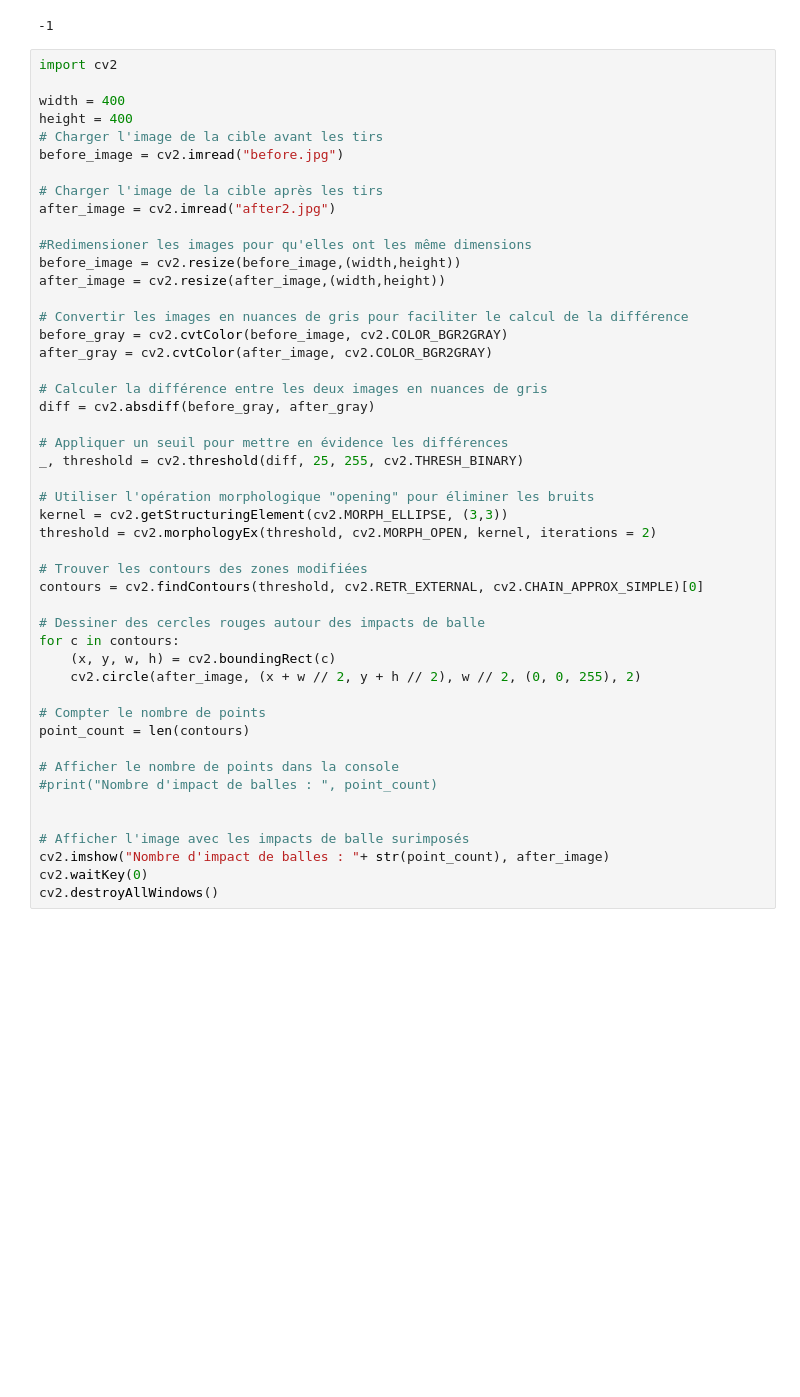
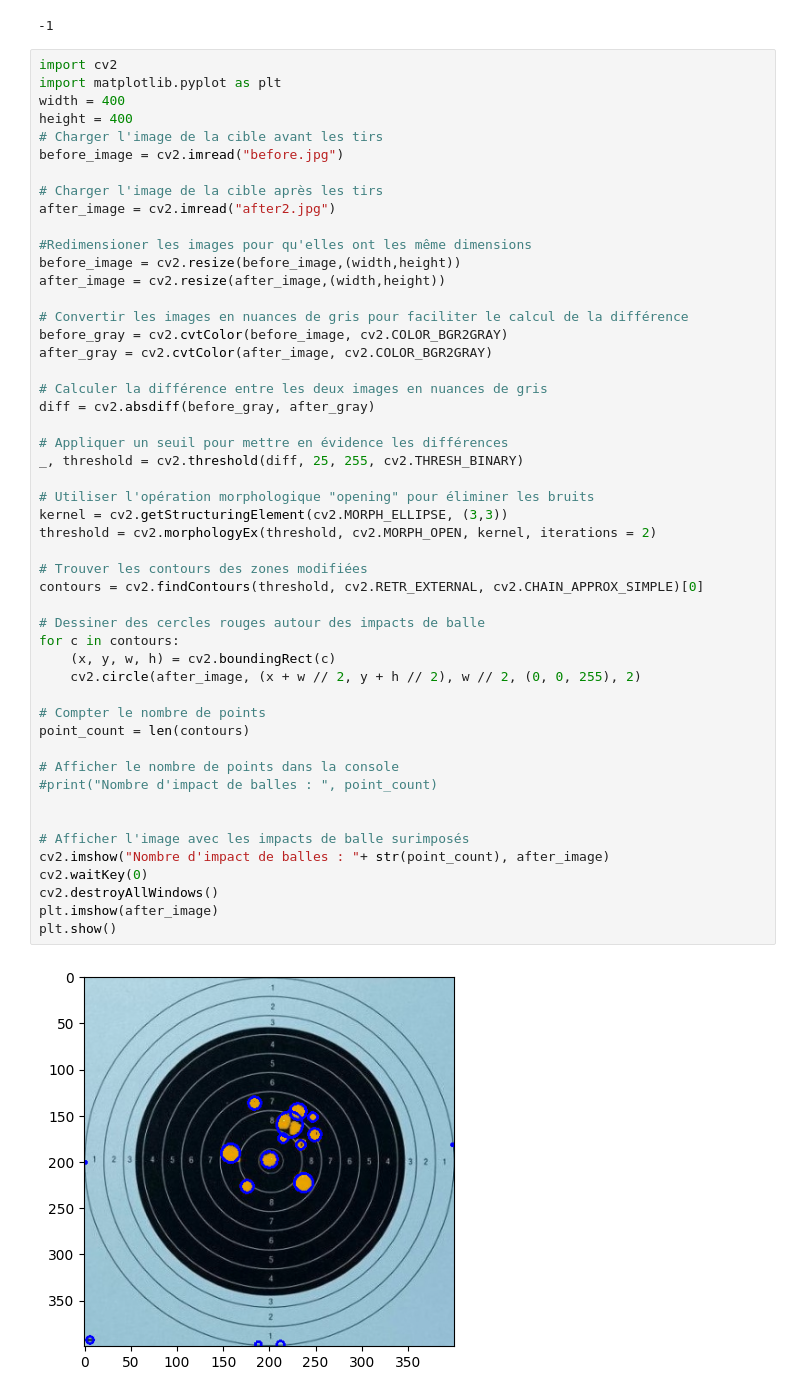
Before and after one commit to d4nm0/RiffleTargetCount, a Jupyter notebook: test.ipynb, the cells around one changed output. Drawn from its saved outputs; the diff is of its cells as text; blank space fills up the shorter version.

```diff
--- a/test.ipynb
+++ b/test.ipynb
@@ -101,7 +101,7 @@ cv2.waitKey(0)
 -1
 # %%
 import cv2
-
+import matplotlib.pyplot as plt
 width = 400
 height = 400
 # Charger l'image de la cible avant les tirs
@@ -120,32 +120,36 @@ after_gray = cv2.cvtColor(after_image, cv2.COLOR_BGR2GRAY)
 
 # Calculer la différence entre les deux images en nuances de gris
 diff = cv2.absdiff(before_gray, after_gray)
 
 # Appliquer un seuil pour mettre en évidence les différences
 _, threshold = cv2.threshold(diff, 25, 255, cv2.THRESH_BINARY)
 
 # Utiliser l'opération morphologique "opening" pour éliminer les bruits
 kernel = cv2.getStructuringElement(cv2.MORPH_ELLIPSE, (3,3))
 threshold = cv2.morphologyEx(threshold, cv2.MORPH_OPEN, kernel, iterations = 2)
 
 # Trouver les contours des zones modifiées
 contours = cv2.findContours(threshold, cv2.RETR_EXTERNAL, cv2.CHAIN_APPROX_SIMPLE)[0]
 
 # Dessiner des cercles rouges autour des impacts de balle
 for c in contours:
     (x, y, w, h) = cv2.boundingRect(c)
     cv2.circle(after_image, (x + w // 2, y + h // 2), w // 2, (0, 0, 255), 2)
 
 # Compter le nombre de points
 point_count = len(contours)
 
 # Afficher le nombre de points dans la console
 #print("Nombre d'impact de balles : ", point_count)
 
 
 # Afficher l'image avec les impacts de balle surimposés
 cv2.imshow("Nombre d'impact de balles : "+ str(point_count), after_image)
 cv2.waitKey(0)
 cv2.destroyAllWindows()
+plt.imshow(after_image)
+plt.show()
+# %% [output]
+[figure, added]
 # %%
 import cv2
```
Also changed, not shown: parts of 2 cells of this notebook.
